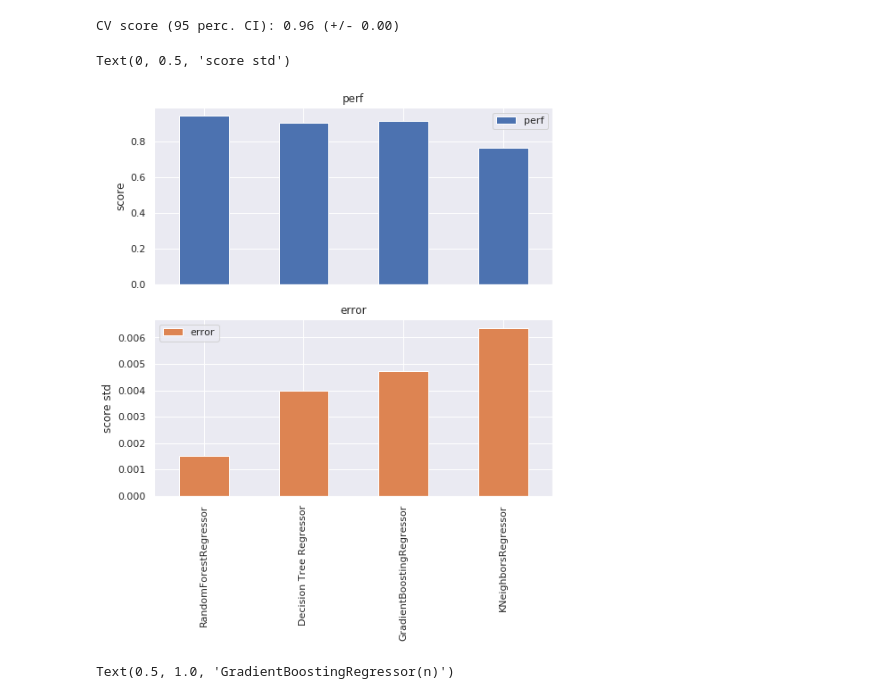
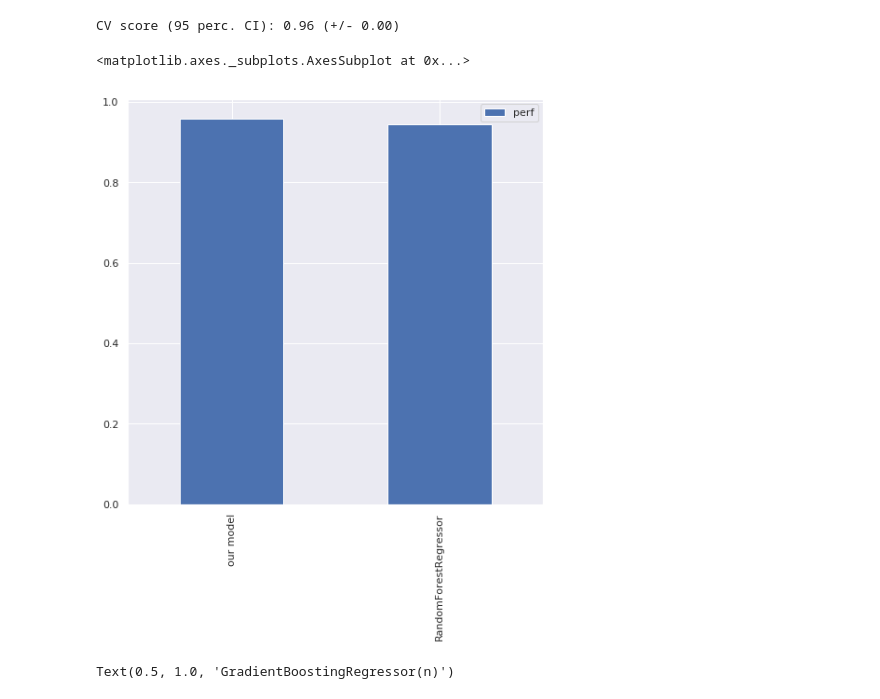
Before and after one commit to pierre6398/caravan, a Jupyter notebook: starting_kit/README_{VISUALIZATION2}.ipynb, the cells around one changed output. Saved outputs shown, nothing was run; the diff lists cells and outputs as text; code cells hidden in the pictures.

```diff
--- a/starting_kit/README_{VISUALIZATION2}.ipynb
+++ b/starting_kit/README_{VISUALIZATION2}.ipynb
@@ -368,8 +369,8 @@ from sklearn.tree import DecisionTreeRegressor
 from sklearn.ensemble import GradientBoostingRegressor
 from sklearn.neighbors import KNeighborsRegressor
 
-model_name = ["RandomForestRegressor","Decision Tree Regressor","GradientBoostingRegressor","KNeighborsRegressor"]
-model_list = [RandomForestRegressor(),DecisionTreeRegressor(),GradientBoostingRegressor(),KNeighborsRegressor()]
+model_name = ["our model","RandomForestRegressor"]
+model_list = [M,RandomForestRegressor()]
 scores_perf = []
 scores_err = []
 
@@ -377,12 +378,11 @@ for i in range(len(model_list)) :
     sc=cross_val_score(model_list[i], X_train, Y_train, cv=5, scoring=make_scorer(scoring_function))
     scores_perf.append(sc.mean())
     scores_err.append(sc.std())
-
-df = pd.DataFrame({'perf': scores_perf,'error': scores_err}, index=model_name)
-ax=df.plot.bar(subplots=True,figsize=(8,8))
-ax[0].set_ylabel("score")
-ax[1].set_ylabel("score std")
-# %% [output]
-Text(0, 0.5, 'score std')
-[figure, removed]
+# %%
+perf = pd.DataFrame({'perf': scores_perf}, index=model_name)
+err = pd.DataFrame({'err': scores_perf}, index=model_name)
+perf.plot.bar(figsize=(8,8),yerr=err)
+# %% [output]
+<matplotlib.axes._subplots.AxesSubplot at 0x...>
+[figure, added]
 # %%
```
Also changed, not shown: parts of 11 cells of this notebook.
